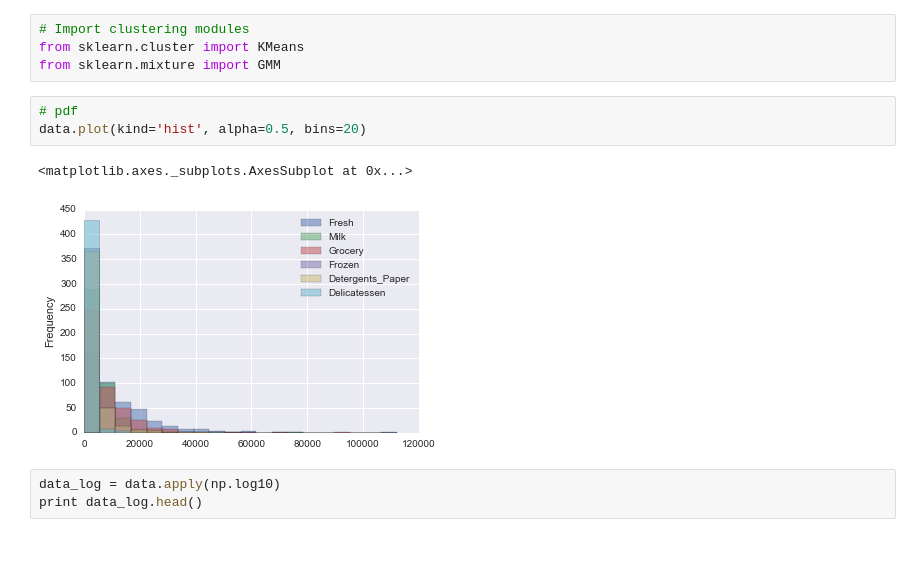
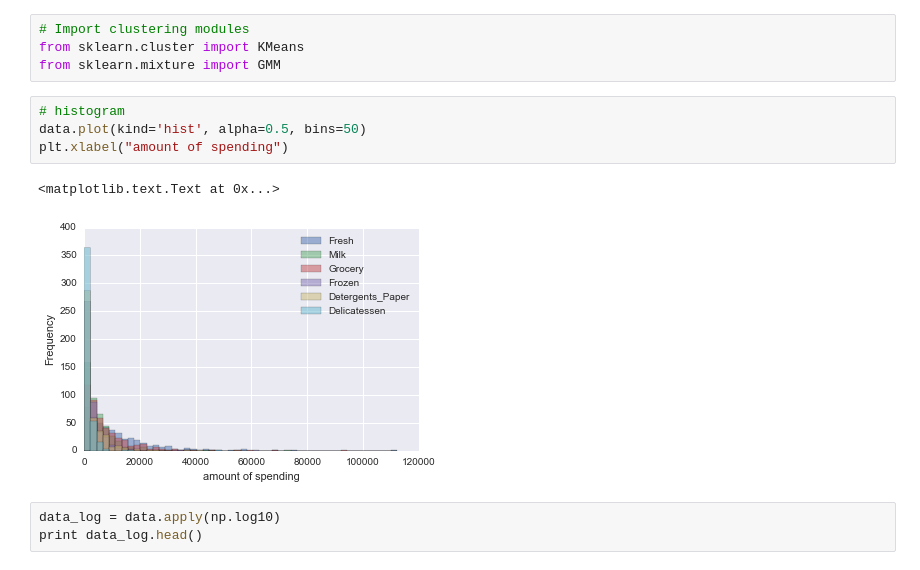
Before and after one commit to sharpround/customer_segments, a Jupyter notebook: customer_segments.ipynb, the cells around one changed output. Saved outputs shown, nothing was run; the diff lists cells and outputs as text.

Commit message:
labeled plots

```diff
--- a/customer_segments.ipynb
+++ b/customer_segments.ipynb
@@ -300,11 +300,12 @@ K-Means clustering is relatively fast and robust. Perhaps its greatest advantage
 from sklearn.cluster import KMeans
 from sklearn.mixture import GMM
 # %%
-# pdf
-data.plot(kind='hist', alpha=0.5, bins=20)
+# histogram
+data.plot(kind='hist', alpha=0.5, bins=50)
+plt.xlabel("amount of spending")
 # %% [output]
-<matplotlib.axes._subplots.AxesSubplot at 0x...>
+<matplotlib.text.Text at 0x...>
-[figure, old version]
+[figure, new version]
 # %%
 data_log = data.apply(np.log10)
 print data_log.head()
```
Also changed, not shown: parts of 9 cells of this notebook.
